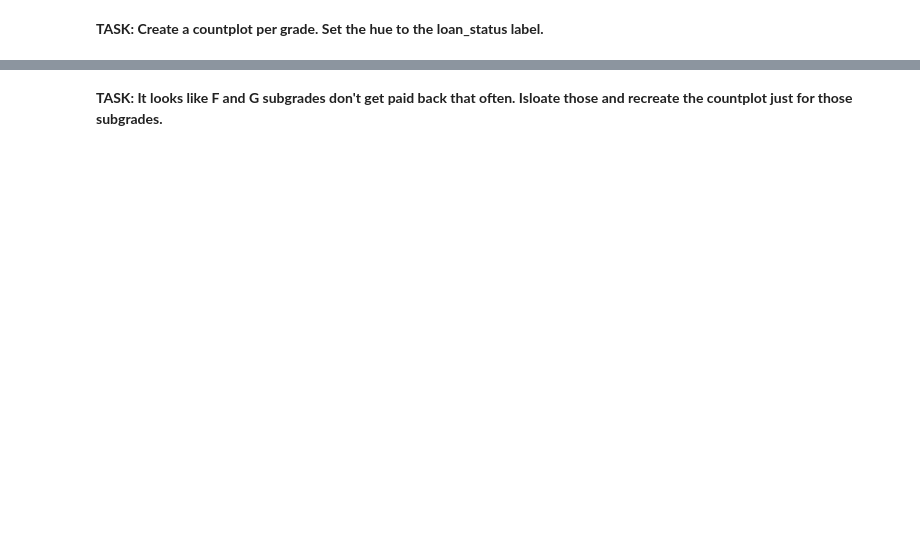
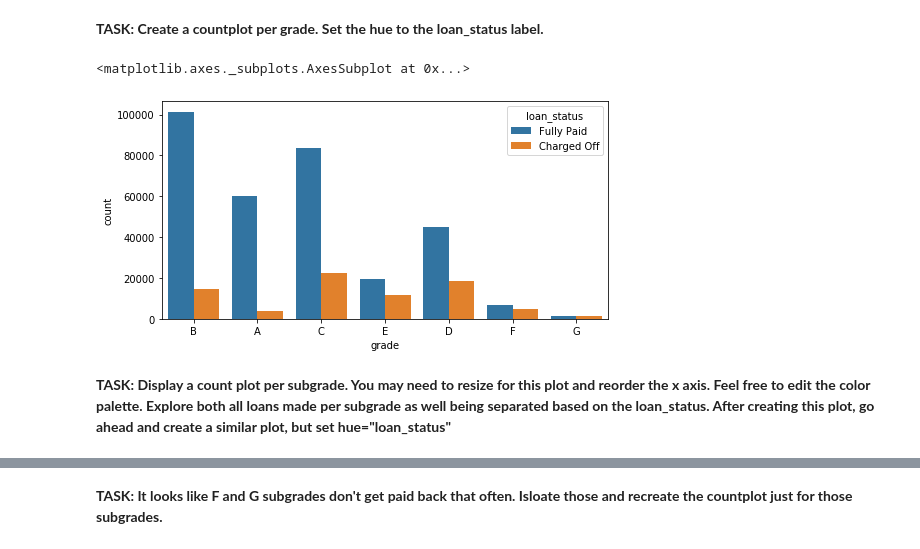
Before and after one commit to renegmed/tf2_bootcamp_portilla, a Jupyter notebook: 07_basic_artificial_neural_networks/04_Keras_Project_Exercise.ipynb, the cells around one changed output, grey strips where cells are left out. Drawn from its saved outputs; the diff is of its cells as text; code cells hidden in the pictures; blank space fills up the shorter version.

```diff
--- a/07_basic_artificial_neural_networks/04_Keras_Project_Exercise.ipynb
+++ b/07_basic_artificial_neural_networks/04_Keras_Project_Exercise.ipynb
@@ -210,5 +244,13 @@ df['sub_grade'].unique()
 # %% [markdown]
 **TASK: Create a countplot per grade. Set the hue to the loan_status label.**
+# %%
+plt.figure(figsize=(8,4))
+sns.countplot(x='grade',data=df,hue='loan_status')
+# %% [output]
+<matplotlib.axes._subplots.AxesSubplot at 0x...>
+[figure, added]
+# %% [markdown]
+**TASK: Display a count plot per subgrade. You may need to resize for this plot and reorder the x axis. Feel free to edit the color palette. Explore both all loans made per subgrade as well being separated based on the loan_status. After creating this plot, go ahead and create a similar plot, but set hue="loan_status"**
 # %%
 plt.figure(figsize=(12,6))
 sg_df = df.sort_values(by='sub_grade')
```
Also changed, not shown: parts of 43 cells of this notebook, 13 other files.
